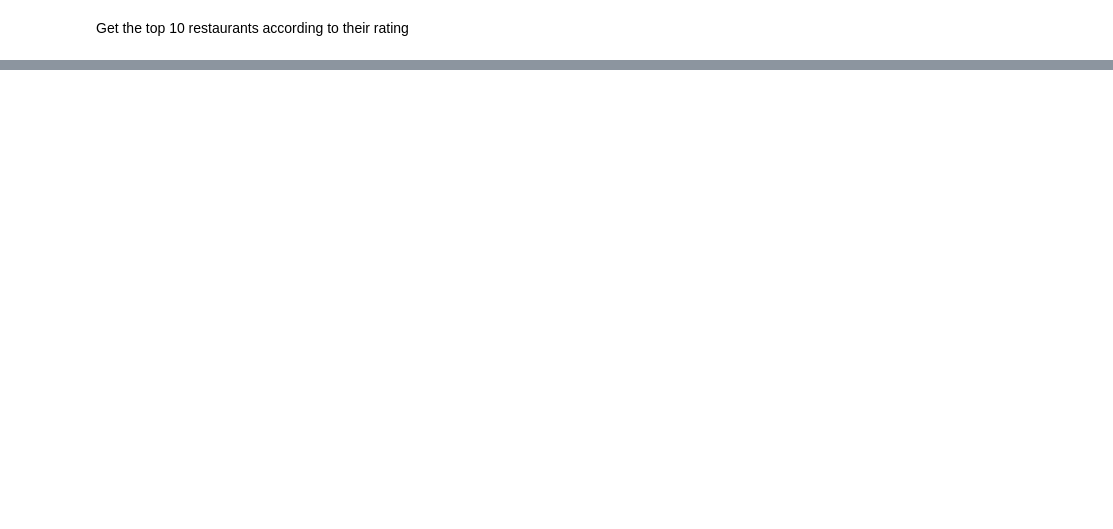
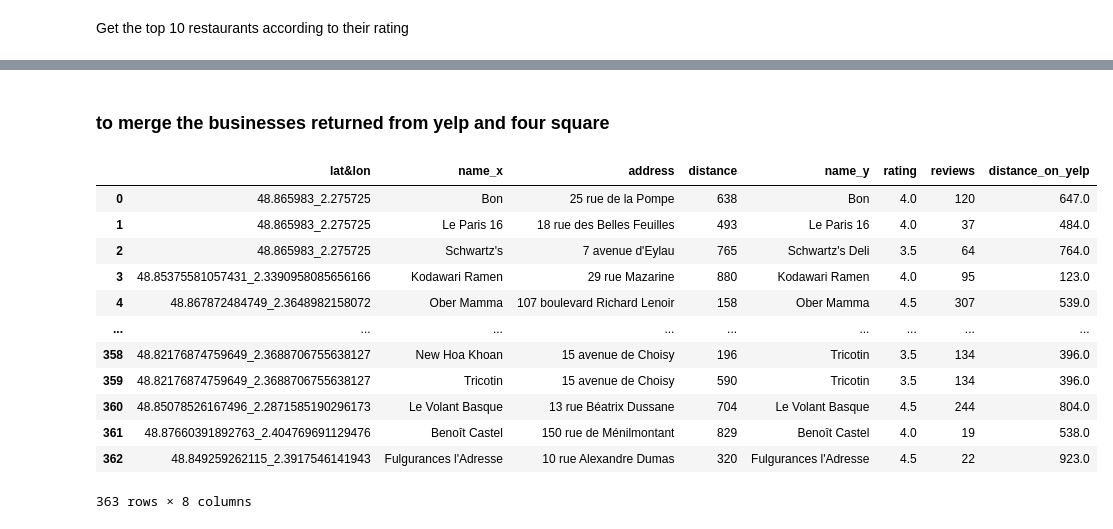
Before and after one commit to skijbile/Statistical-Modeling---Python, a Jupyter notebook: notebooks/yelp_foursquare_EDA.ipynb, the cells around one changed output, grey strips where cells are left out. Cells and saved outputs as stored; diff of their text form; code cells hidden in the pictures; blank space fills up the shorter version.

```diff
--- a/notebooks/yelp_foursquare_EDA.ipynb
+++ b/notebooks/yelp_foursquare_EDA.ipynb
@@ -242,8 +257,12 @@ def get_venues_yelp(latitude,longitude):
     """
     Get venues from foursquare with coordinates.
     Args:
-        latitude (float): latitude for query (must be combined with longitude)
-        longitude (float): longitude for query (must be combined with latitude)
+        latitude (float): latitude for query(longitude is required)
+        longitude (float): longitude for query (latitude is required)
+        radius (integer): radius limitation for query
+        match_threshold(string) :none: Do not apply any match quality threshold; all potential business matches will be returned.
+                                default: Apply a match quality threshold such that only very closely matching businesses will be returned.
+                                strict: Apply a very strict match quality threshold.
 
     Returns:
         response: response object from the requests library.
@@ -255,7 +274,6 @@ def get_venues_yelp(latitude,longitude):
         'longitude':longitude,
         'radius': 1000,
         'match_threshold':'default'
-        # latitude and longitude
         #'city': "Paris"
             }
     headers = {
@@ -343,0 +330,19 @@ Parse through the response to get the POI (such as restaurants, bars, etc) detai
+# %%
+
+for i in range(0,len(yelp_data)):
+    for j in range(0,len(yelp_data[i]['businesses'])):
+        normalized_yelp= pd.json_normalize(yelp_data[i]['businesses'][j])
+        #if loop to get all business from a set of coordinates
+        if j==0:
+            final_yelp=normalized_yelp.copy()
+            final_yelp['lat&lon']=temp_df['lat_lon'].iloc[i] # to add the lat_lon to the first business
+        else:
+            final_yelp=pd.concat([final_yelp,normalized_yelp.copy()],axis=0,ignore_index=True) # add by rows top-down
+            final_yelp['lat&lon']=temp_df['lat_lon'].iloc[i] # to add the lat_lon to each business in that set of coordinates
+     #if loop to run through all set of coordinates
+    if i==0:
+            final_yelp_df=final_yelp.copy()
+    else:
+        final_yelp_df=pd.concat([final_yelp_df,final_yelp.copy()],axis=0,ignore_index=True) # add by rows top-down
+
+final_yelp_df
@@ -345,0 +365,11 @@ Put your parsed results into a DataFrame
+# %%
+# getting required data from the normalized data
+df_yelp=pd.DataFrame({'lat&lon':final_yelp_df['lat&lon'],
+                 'name':final_yelp_df['name'],
+                 'rating':final_yelp_df['rating'].astype(float),
+                 'reviews':final_yelp_df['review_count'],
+                 'address':final_yelp_df['location.address1'],
+                 'distance_on_yelp':round(final_yelp_df['distance'],)
+                }
+               )
+df_yelp
@@ -351,0 +417,19 @@ Get the top 10 restaurants according to their rating
+# %% [markdown]
+### to merge the businesses returned from yelp and four square
+# %%
+merged_df=pd.merge(foursq_df1,df_yelp, on=["lat&lon","address"])
+merged_df
+# %% [output]
+|  | lat&lon | name_x | address | distance | name_y | rating | reviews | distance_on_yelp |
+| 0 | 48.865983_2.275725 | Bon | 25 rue de la Pompe | 638 | Bon | 4.0 | 120 | 647.0 |
+| 1 | 48.865983_2.275725 | Le Paris 16 | 18 rue des Belles Feuilles | 493 | Le Paris 16 | 4.0 | 37 | 484.0 |
+| 2 | 48.865983_2.275725 | Schwartz's | 7 avenue d'Eylau | 765 | Schwartz's Deli | 3.5 | 64 | 764.0 |
+| 3 | 48.85375581057431_2.3390958085656166 | Kodawari Ramen | 29 rue Mazarine | 880 | Kodawari Ramen | 4.0 | 95 | 123.0 |
+| 4 | 48.867872484749_2.3648982158072 | Ober Mamma | 107 boulevard Richard Lenoir | 158 | Ober Mamma | 4.5 | 307 | 539.0 |
+| ... | ... | ... | ... | ... | ... | ... | ... | ... |
+| 358 | 48.82176874759649_2.3688706755638127 | New Hoa Khoan | 15 avenue de Choisy | 196 | Tricotin | 3.5 | 134 | 396.0 |
+| 359 | 48.82176874759649_2.3688706755638127 | Tricotin | 15 avenue de Choisy | 590 | Tricotin | 3.5 | 134 | 396.0 |
+| 360 | 48.85078526167496_2.2871585190296173 | Le Volant Basque | 13 rue Béatrix Dussane | 704 | Le Volant Basque | 4.5 | 244 | 804.0 |
+| 361 | 48.87660391892763_2.404769691129476 | Benoît Castel | 150 rue de Ménilmontant | 829 | Benoît Castel | 4.0 | 19 | 538.0 |
+| 362 | 48.849259262115_2.3917546141943 | Fulgurances l'Adresse | 10 rue Alexandre Dumas | 320 | Fulgurances l'Adresse | 4.5 | 22 | 923.0 |
+363 rows × 8 columns
```
Also changed, not shown: parts of 16 cells of this notebook, 4 other files.
